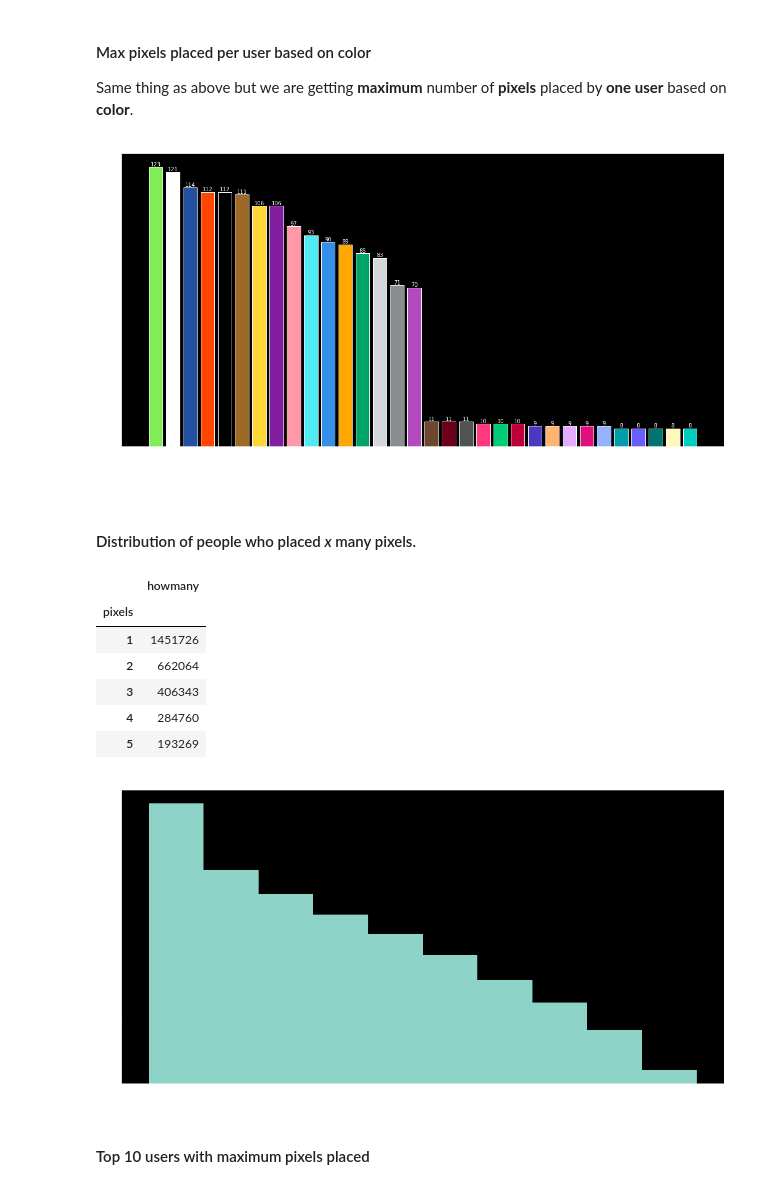
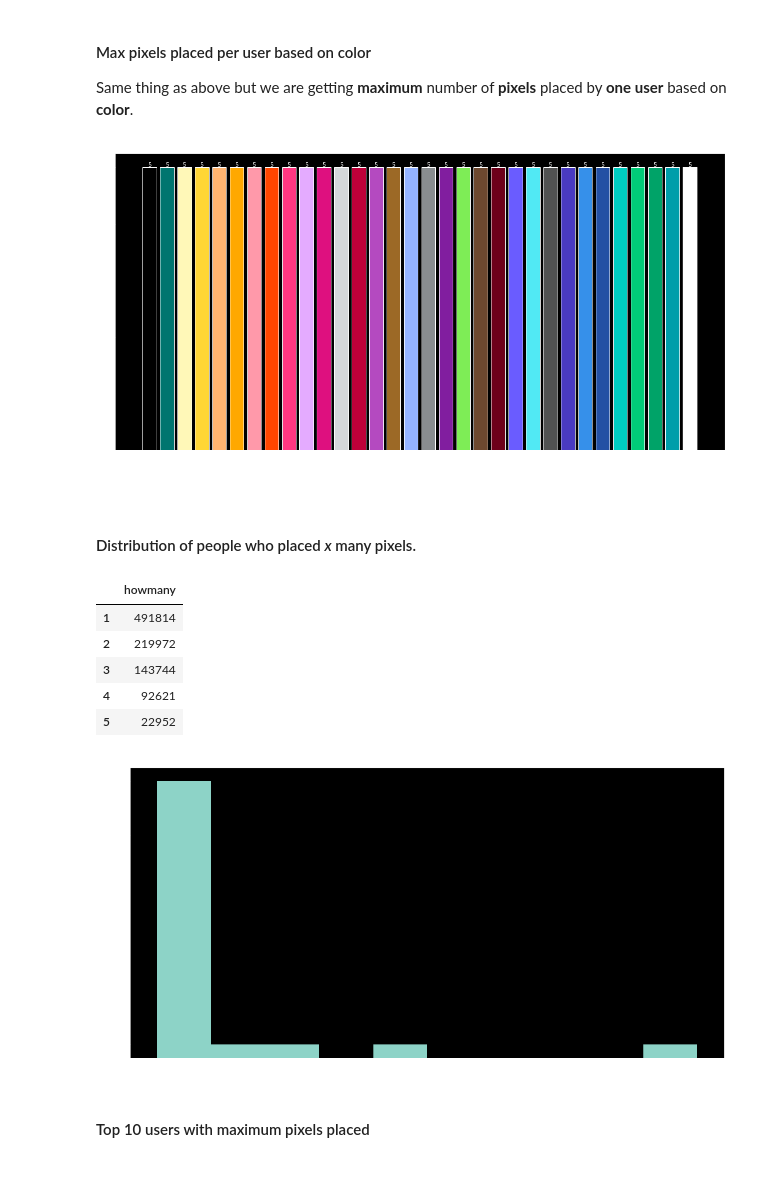
Before and after one commit to D-Mielewczyk/r-place-analysis, a Jupyter notebook: main.ipynb, the cells around one changed output. Saved outputs shown, nothing was run; the diff lists cells and outputs as text; code cells hidden in the pictures.

Commit message:
add dask, better memory menagement

```diff
--- a/main.ipynb
+++ b/main.ipynb
@@ -3,14 +3,19 @@ import pandas as pd
 import numpy as np
 import datetime
 
+import dask
+import dask.dataframe as dd
+
 dfs = []
 # Data is split into 79 files, modify the range if you don't want to use all files.
-for i in range(5, 15):
+for i in range(5, 6):
     if i < 10:
         i = f"0{i}"
-    df = pd.read_csv(f"data/2022_place_canvas_history-0000000000{i}.csv.gzip", compression="gzip")
+    df = dd.read_csv(f"data/2022_place_canvas_history-0000000000{i}.csv.gzip",
+                                    compression="gzip", blocksize=None)#, parse_dates = ["timestamp"])
     dfs.append(df)
-df = pd.concat(dfs)
+df = dd.concat(dfs)
+del dfs
 df.head()
 # %% [output]
 |  | timestamp | user_id | pixel_color | coordinate |
@@ -28,7 +33,7 @@ def parse_date(date):
     except ValueError:
         return datetime.datetime.strptime(date.strip(" UTC"), '%Y-%m-%d %H:%M:%S')
 
-df['timestamp'] = df['timestamp'].apply(lambda x: parse_date(x))
+df['timestamp'] = df['timestamp'].map(lambda x: parse_date(x), meta = ('timestamp', 'datetime64[ns]'))
 # %% [markdown]
 Those cells are split to easily see the **runtime** of the **data parser**.
 # %%
@@ -48,9 +53,9 @@ def parse_cord(cord):
         return np.NaN
 
 
-df["coordinate"] = df["coordinate"].apply(lambda x: parse_cord(x))
+df["coordinate"] = df["coordinate"].map(lambda x: parse_cord(x), meta = ("coordinate", float))
+df.dropna(how="any")
 
-df.dropna(how="any", inplace=True)
 df.dtypes
 # %% [output]
 timestamp      datetime64[ns]
@@ -98,49 +104,52 @@ Same thing as above but we are getting **maximum** number of **pixels** placed b
 # %%
 colors = df.iloc[:, 1:3]
 colors['count'] = 1
-colors= pd.pivot_table(colors, values='count', index='user_id', columns='pixel_color', aggfunc='count')
+colors = colors.compute()
+colors = pd.pivot_table(colors, values='count', index='user_id', columns='pixel_color', aggfunc='count')
 
 color_user = pd.DataFrame(columns=["pixel_color", "user_max"])
 for name, column in colors.items():
     temp = pd.DataFrame({"pixel_color": [name], "user_max": [column.max()]})
     color_user = pd.concat([color_user, temp], ignore_index = True)
+del colors
 color_user.sort_values(by='user_max', ascending = False, inplace=True)
 # %%
 fig, ax = plt.subplots(figsize=figsize)
 bars = ax.bar(color_user["pixel_color"], color_user["user_max"], color=color_user["pixel_color"], edgecolor="#FFFFFF")
 ax.bar_label(bars)
 ax.set_title('Max pixels placed per one user based on color')
 ax.set_xlabel('color [hex]')
 ax.set_ylabel('pixels placed')
 plt.xticks(rotation=90)
 fig.savefig('./plots/color_user_counts.pdf')
+del color_user
 # %% [output]
-[figure, old version]
+[figure, new version]
 # %% [markdown]
 #### Distribution of people who placed *x* many pixels.
 # %%
 pix_usr = df["user_id"].value_counts().to_frame('pixels').reset_index(drop=True)
 # We will use pix_usr later on
-pix_usr_count = pix_usr["pixels"].value_counts().rename_axis('pixels').to_frame('howmany')
+pix_usr_count = pix_usr["pixels"].value_counts().to_frame('howmany').compute()
 pix_usr_count.head()
 # %% [output]
 |  | howmany |
-| pixels |  |
-| 1 | 1451726 |
-| 2 | 662064 |
-| 3 | 406343 |
-| 4 | 284760 |
-| 5 | 193269 |
+| 1 | 491814 |
+| 2 | 219972 |
+| 3 | 143744 |
+| 4 | 92621 |
+| 5 | 22952 |
 # %%
 fig, ax = plt.subplots(figsize=figsize)
 ax.set_yscale('log')
 ax.set_ylabel('user count')
 ax.set_xlabel('tiles placed')
 ax.set_title('Number of users who placed x many pixels')
-ax.hist(pix_usr['pixels'])
+ax.hist(pix_usr_count['howmany'])
 fig.savefig("./plots/tiles_per_user.pdf")
+del pix_usr_count
 # %% [output]
-[figure, old version]
+[figure, new version]
 # %% [markdown]
 #### Top 10 users with maximum pixels placed
 # %%
```
Also changed, not shown: parts of 12 cells of this notebook, 4 other files.
